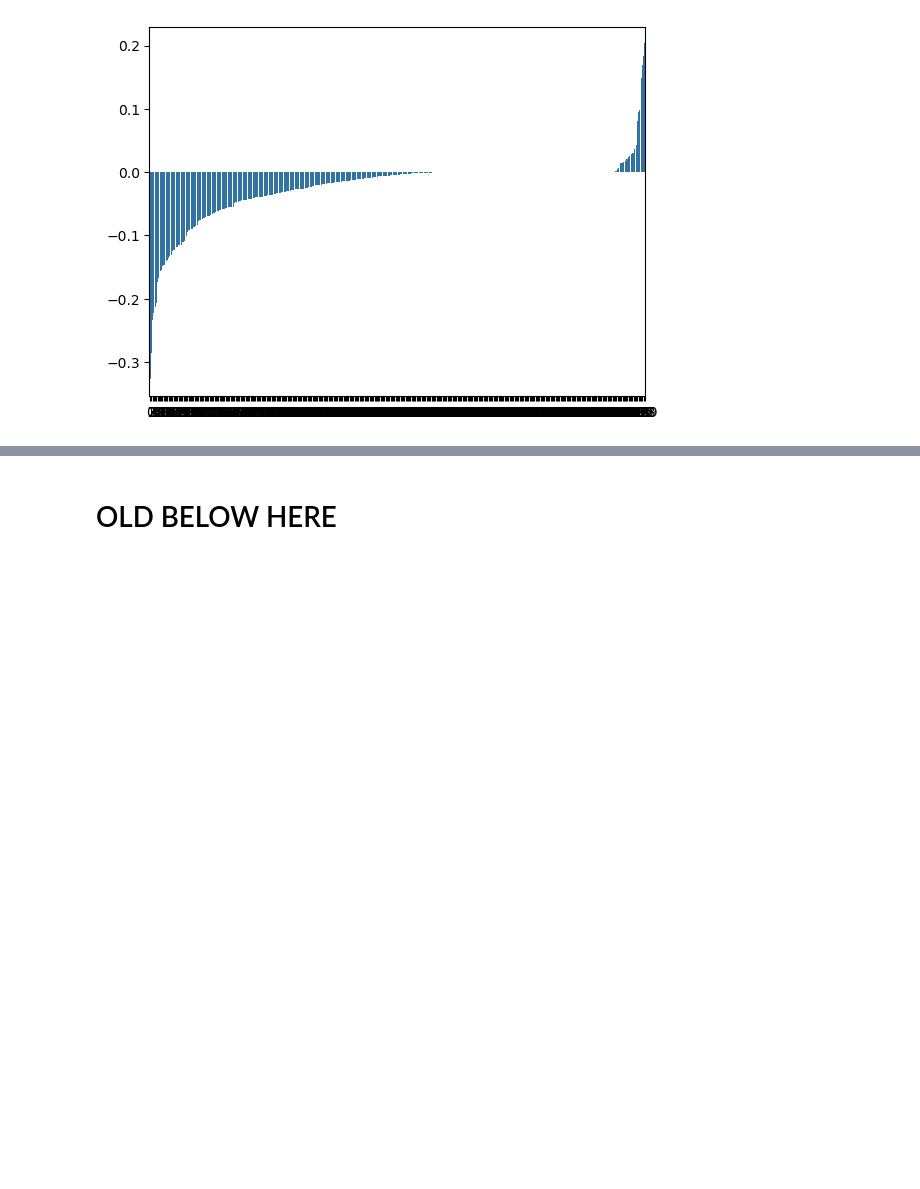
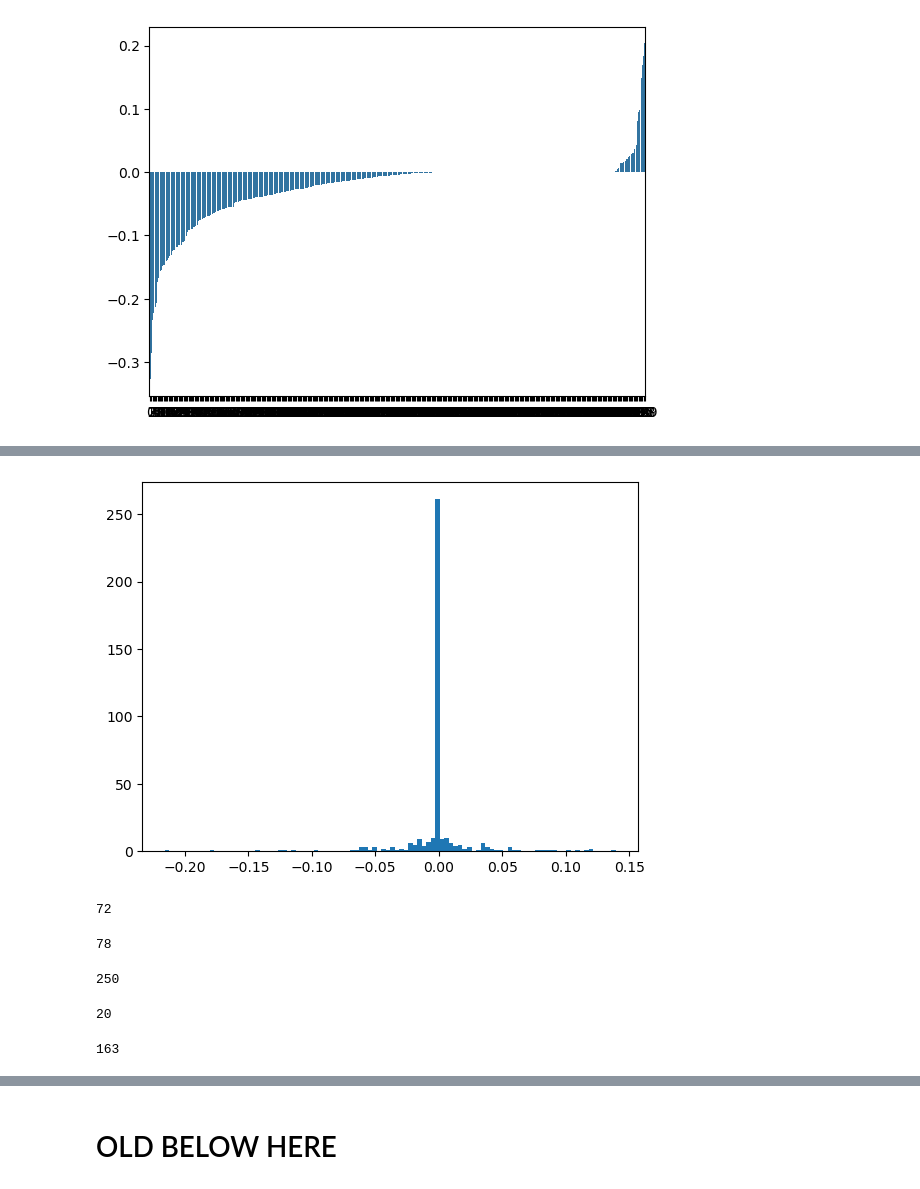
Before and after one commit to AmziJeffs/ARCPrize2024, a Jupyter notebook: genetic algorithm/fitness data charts.ipynb, the cells around one changed output, grey strips where cells are left out. Cells and saved outputs as stored; diff of their text form; code cells hidden in the pictures; blank space fills up the shorter version.

```diff
--- a/genetic algorithm/fitness data charts.ipynb
+++ b/genetic algorithm/fitness data charts.ipynb
@@ -539,6 +539,26 @@ v5_summary = compute_summary_stats(v5)
 # Indicates we should train v6 for more epochs.
 v6 = load_log_to_dataframe("fitness data/v6.json")
 v6_summary = compute_summary_stats(v6)
+
+# temp = 2,
+# top_k = 50,
+# solvers per task = 200,
+# model = v7,
+# max_new_tokens = 512,
+# Max batchsize = adaptive
+# quantization = None
+#
+# RUNTIME: ~9 hours
+# NOTES: Batchsize counts were as follows, indicating that 32 is best default batchsize
+# 32     343
+# 64      45
+# 16      11
+# 128      1
+# Overall did marginally worse than v6, only improving baseline in 163 cases and solving 26
+# tasks, while v6 improved 168 and solved 27. However we did solve one new task, 'ad7e01d0'
+# which is a fractal-type task.
+v7 = load_log_to_dataframe("fitness data/v7.json")
+v7_summary = compute_summary_stats(v7)
 # %%
 D = v3.min(axis = 1)
 # %%
@@ -594,2 +611,0 @@ v5_summary = compute_summary_stats(v5)
-# %%
-v6_summary = compute_summary_stats(v6)
@@ -1014,0 +1105,25 @@ plt.show()
+# %%
+plt.hist(sorted(v6_summary['min_fitness']-v7_summary['min_fitness']), bins = 100)
+plt.show()
+# %% [output]
+[figure, added]
+# %%
+sum(v6_summary['min_fitness'] > v7_summary['min_fitness'])
+# %% [output]
+72
+# %%
+sum(v6_summary['min_fitness'] < v7_summary['min_fitness'])
+# %% [output]
+78
+# %%
+sum(v6_summary['min_fitness'] == v7_summary['min_fitness'])
+# %% [output]
+250
+# %%
+sum(v7_summary['min_fitness'].sort_index() < baseline_summary['min_fitness'].sort_index())
+# %% [output]
+20
+# %%
+sum(v7_summary['min_fitness'].sort_index() <= baseline_summary['min_fitness'].sort_index())
+# %% [output]
+163
```
Also changed, not shown: parts of 14 cells of this notebook.
